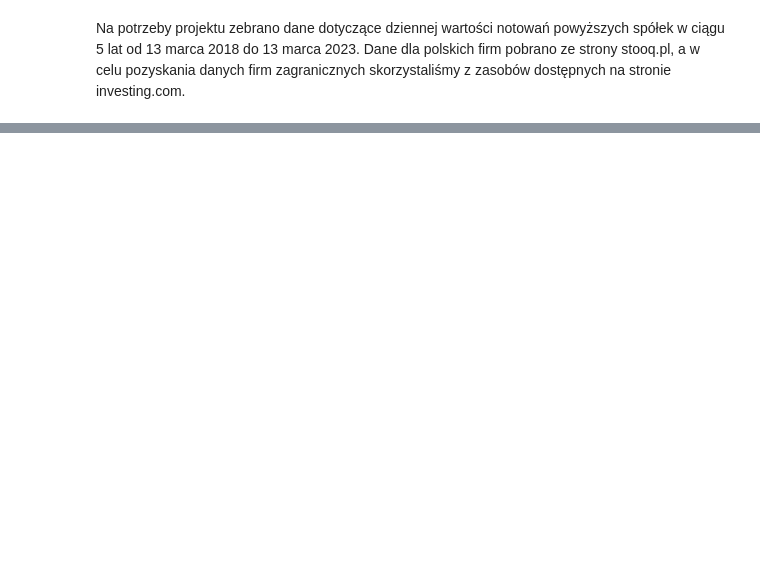
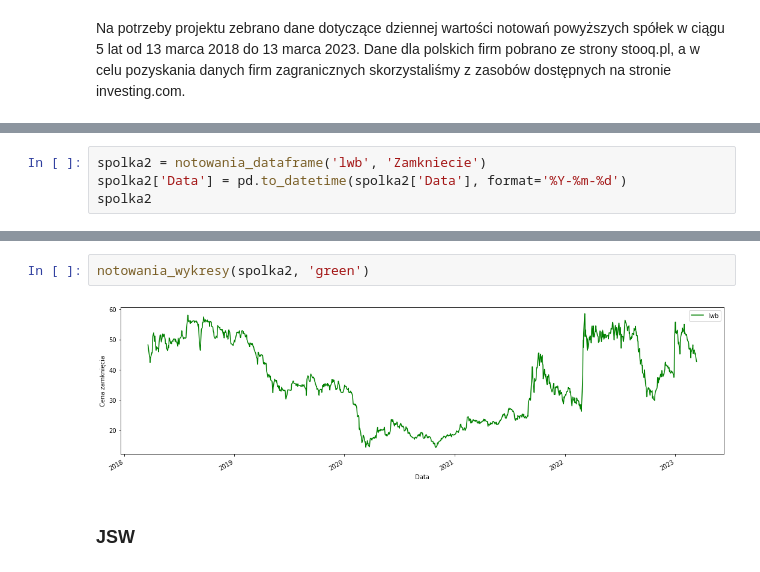
Before and after one commit to KasiaLewandowska/Analiza-portfelowa-spolek-energetycznych, a Jupyter notebook: Projekt.ipynb, the cells around one changed output, grey strips where cells are left out. Cells and saved outputs as stored; diff of their text form; blank space fills up the shorter version.

```diff
--- a/Projekt.ipynb
+++ b/Projekt.ipynb
@@ -48,0 +96,4 @@ Na potrzeby projektu zebrano dane dotyczące dziennej wartości notowań powyżs
+# %%
+spolka2 = notowania_dataframe('lwb', 'Zamkniecie')
+spolka2['Data'] = pd.to_datetime(spolka2['Data'], format='%Y-%m-%d')
+spolka2
@@ -48,0 +114,6 @@ Na potrzeby projektu zebrano dane dotyczące dziennej wartości notowań powyżs
+# %%
+notowania_wykresy(spolka2, 'green')
+# %% [output]
+[figure, added]
+# %% [markdown]
+### JSW
```
Also changed, not shown: parts of 23 cells of this notebook.
